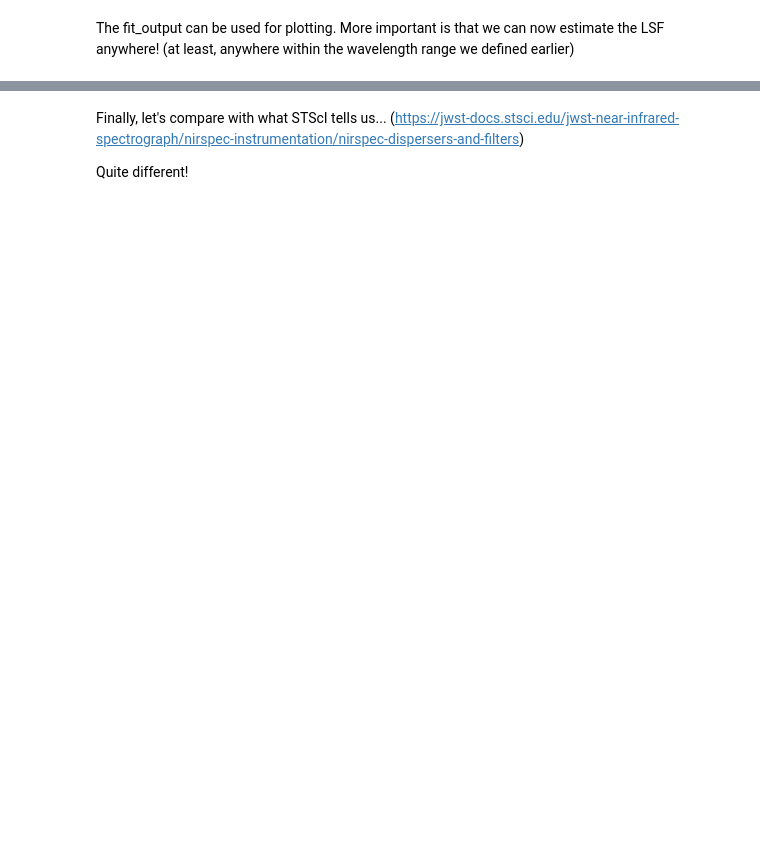
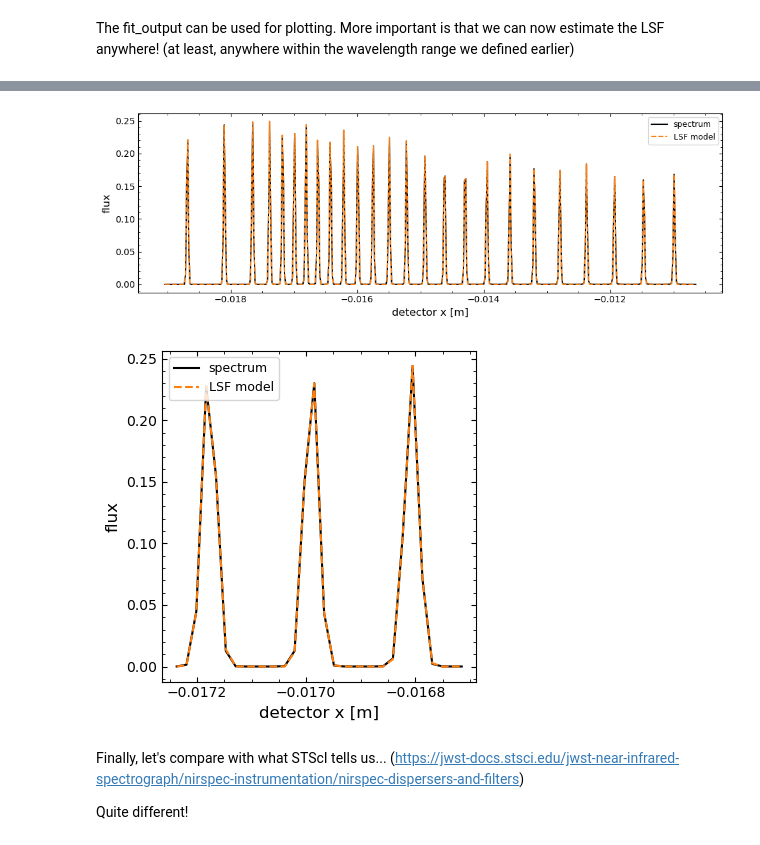
Before and after one commit to annadeg/jwst-msafit, a Jupyter notebook: examples/example_lsf.ipynb, the cells around one changed output, grey strips where cells are left out. Drawn from its saved outputs; the diff is of its cells as text; code cells hidden in the pictures; blank space fills up the shorter version.

```diff
--- a/examples/example_lsf.ipynb
+++ b/examples/example_lsf.ipynb
@@ -126,14 +127,14 @@ from copy import deepcopy
 params_2 = deepcopy(params)
 params_2["geometry"]["shutter_j"] = params["geometry"]["shutter_j"] - 1
 params_2["geometry"]["source_shutter"] = -1
-spec_2 = Spec2D(params_2,pad_y=10)
-spec_2.make_spec2d(model,psf_lib,rotate_slit=False)
+spec_2 = Spec2D(params_2)
+spec_2.make_spec2d(model,psfs)
 
 params_3 = deepcopy(params)
 params_3["geometry"]["shutter_j"] = params["geometry"]["shutter_j"] + 1
 params_3["geometry"]["source_shutter"] = 1
-spec_3 = Spec2D(params_3,pad_y=10)
-spec_3.make_spec2d(model,psf_lib,rotate_slit=False)
+spec_3 = Spec2D(params_3)
+spec_3.make_spec2d(model,psfs)
 
 # we provide our 3 dithers to the LSF class
 # we only provide the wavelengths of interest and corresponding x FPA coordinates once
@@ -155,35 +156,38 @@ x1d,spec1d = spec.to_1d()
 
 model_1d = gauss_dataset(fit_output[0].params,0,len(lsf.wl_fpa),x1d)
 
 
 fig,ax = plt.subplots(1,1,figsize=(10,3.5))
 
 ax.plot(x1d,spec1d,color='k',ls='solid',label='spectrum')
 ax.plot(x1d,model_1d,color='C1',ls='--',label='LSF model')
 ax.set_xlabel(r"detector x [m]",fontsize=12)
 ax.set_ylabel(r"flux",fontsize=12)
 ax.xaxis.set_minor_locator(AutoMinorLocator())
 ax.yaxis.set_minor_locator(AutoMinorLocator())
 ax.tick_params(direction='in',which='both',top=True,right=True)
 ax.locator_params(nbins=6)
 ax.legend(fontsize=9)
 plt.tight_layout()
 plt.show()
 
 
 fig,ax = plt.subplots(1,1,figsize=(4,4))
 
 ax.plot(x1d[100:130],spec1d[100:130],color='k',ls='solid',label='spectrum')
 ax.plot(x1d[100:130],model_1d[100:130],color='C1',ls='--',label='LSF model')
 ax.set_xlabel(r"detector x [m]",fontsize=12)
 ax.set_ylabel(r"flux",fontsize=12)
 ax.xaxis.set_minor_locator(AutoMinorLocator())
 ax.yaxis.set_minor_locator(AutoMinorLocator())
 ax.tick_params(direction='in',which='both',top=True,right=True)
-ax.locator_params(nbins=6)
-ax.legend(fontsize=9)
+ax.locator_params(axis='x',nbins=3)
+ax.legend(fontsize=9,loc=2)
 plt.tight_layout()
 plt.show()
+# %% [output]
+[figure, added]
+[figure, added]
 # %% [markdown]
 Finally, let's compare with what STScI tells us... (https://jwst-docs.stsci.edu/jwst-near-infrared-spectrograph/nirspec-instrumentation/nirspec-dispersers-and-filters)
 
```
Also changed, not shown: parts of 20 cells of this notebook, 1 other file.
